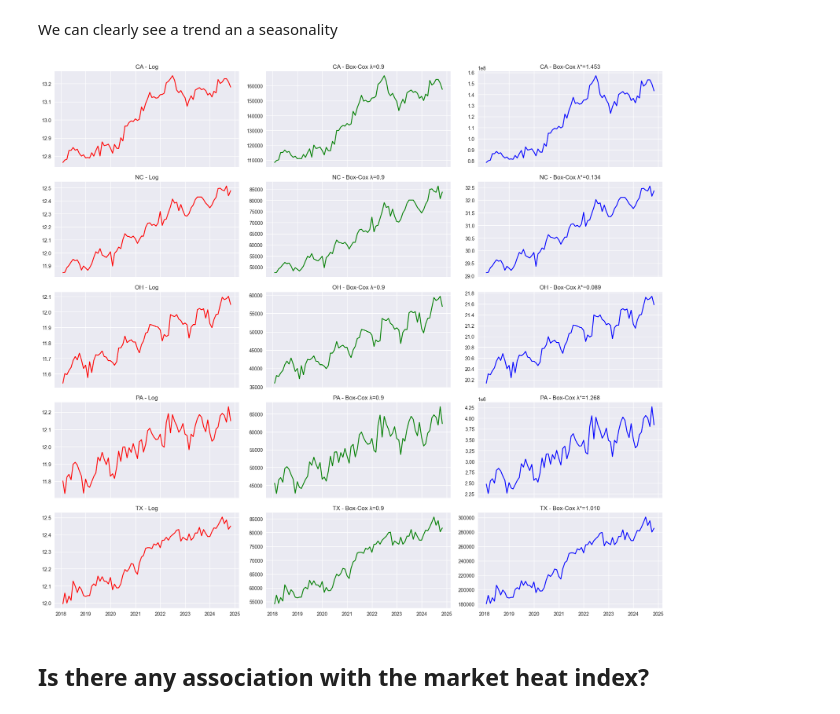
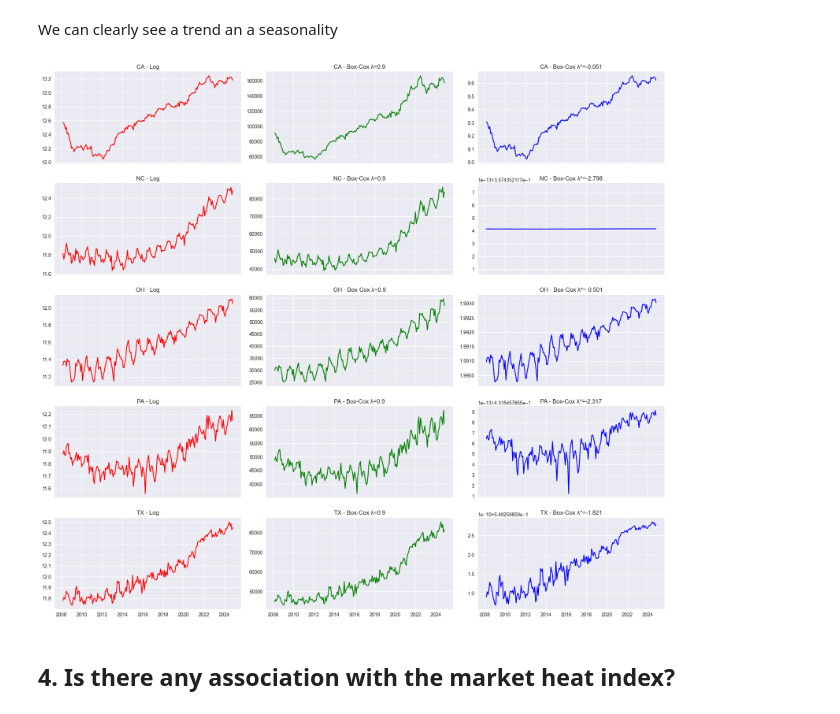
Before and after one commit to alessiogianello/house_pricing_forecast, a Jupyter notebook: main.ipynb, the cells around one changed output. Cells and saved outputs as stored; diff of their text form; code cells hidden in the pictures.

```diff
--- a/main.ipynb
+++ b/main.ipynb
@@ -395,18 +389,17 @@ Now the dataset is cleaner and ready to be manipulated
 
 Before proceding with the proper EDA, it is logical to limit our analysis to the period in the heat dataset, so we will work with less data but more informative
 # %%
-price_long = price_long.loc[
-    (price_long["Date"] >= heat_long["Date"].min()) &
-    (price_long["Date"] <= heat_long["Date"].max()), :
-]
+# price_long = price_long.loc[
+#     (price_long['Date'] >= heat_long['Date'].min()) &
+#     (price_long['Date'] <= heat_long['Date'].max()),
+#     :
+# ]
 
-price = price_long
-
-price_long = price_long.merge(
-    heat_long[["RegionID", "Date", "Heat"]],
-    on=["RegionID", "Date"],
-    how="left"
-)
+# price_long = price_long.merge(
+#     heat_long[['RegionID', 'Date', 'Heat']],
+#     on=['RegionID', 'Date'],
+#     how='left'
+# )
 
 display(price_long.head())
 # %% [output]
@@ -527,11 +482,22 @@ PA    2218
 Name: count, dtype: int64
 # %%
-
-price_long_filtered = price_long[price_long['StateName'].isin(states_names)]
+price_long_filtered = price_long[price_long['StateName'].isin(states_names)].copy()
 price_long_filtered.head()
 
-price_ts = price_long_filtered.pivot_table(index='Date', columns='StateName', aggfunc="median", values='Price')
-heat_ts = price_long_filtered.pivot_table(index='Date', columns='StateName', aggfunc="mean", values='Heat')
+heat_long_filtered = heat_long[heat_long['StateName'].isin(states_names)].copy()
+
+price_ts = price_long_filtered.pivot_table(
+    index='Date',
+    columns='StateName',
+    aggfunc='median',
+    values='Price'
+)
+heat_ts = heat_long_filtered.pivot_table(
+    index='Date',
+    columns='StateName',
+    aggfunc='mean',
+    values='Heat'
+)
 
 price_ts = price_ts.asfreq('ME')
 heat_ts = heat_ts.asfreq('ME')
@@ -584,34 +550,34 @@ We can clearly see a trend an a seasonality
 boxcox_lambda = 0.9
 
 n = len(price_ts.columns)
 fig, axes = plt.subplots(n, 3, figsize=(18, 3.2 * n), sharex=True)
 
 if n == 1:
     axes = np.array([axes])  # garantisce shape (1,3)
 
 for i, col in enumerate(price_ts.columns):
-    ts = price_ts[col].dropna()
+    ts = price_ts[col]
 
     min_val = ts.min()
     shift = 1 - min_val if min_val <= 0 else 0
     ts_pos = ts + shift
 
     ts_log = np.log(ts_pos)
     ts_box_fix = stats.boxcox(ts_pos, lmbda=boxcox_lambda)
     ts_box_auto, opt_lambda = stats.boxcox(ts_pos)
 
     axes[i, 0].plot(ts.index, ts_log, 'r')
     axes[i, 0].set_title(f"{col} - Log")
 
     axes[i, 1].plot(ts.index, ts_box_fix, 'g')
     axes[i, 1].set_title(f"{col} - Box-Cox λ={boxcox_lambda}")
 
     axes[i, 2].plot(ts.index, ts_box_auto, 'b')
     axes[i, 2].set_title(f"{col} - Box-Cox λ*={opt_lambda:.3f}")
 
 plt.tight_layout()
 plt.show()
 # %% [output]
-[figure, old version]
+[figure, new version]
 # %% [markdown]
-## Is there any association with the market heat index?
+## 4. Is there any association with the market heat index?
```
Also changed, not shown: parts of 30 cells of this notebook, 4 other files.
